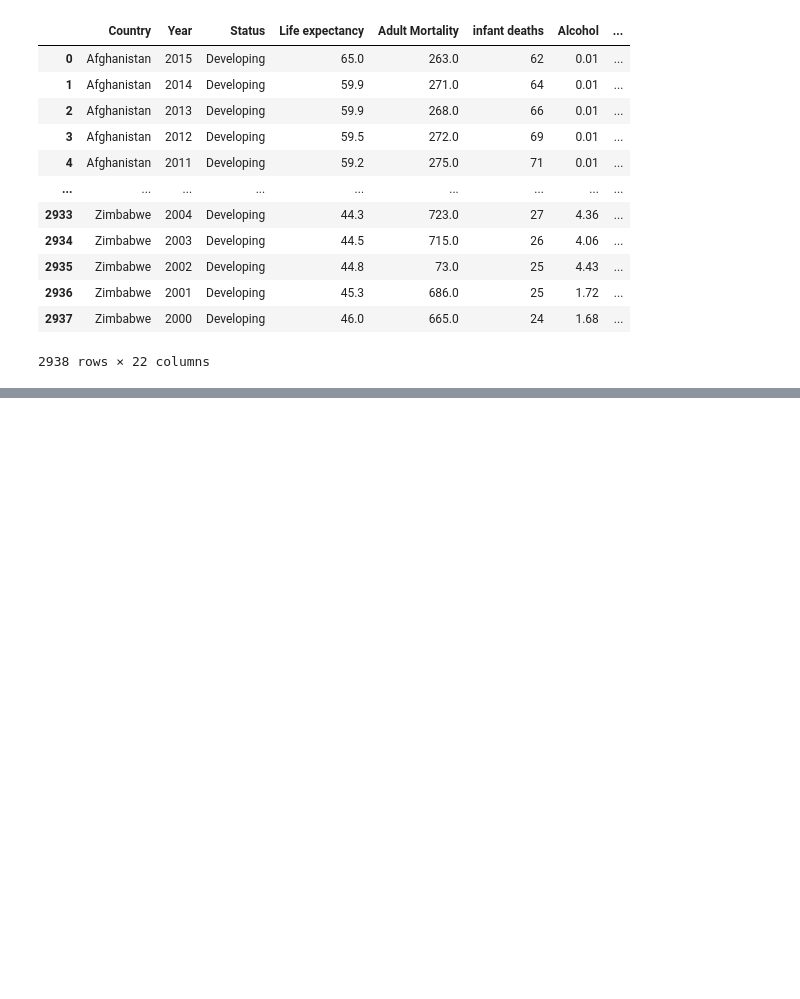
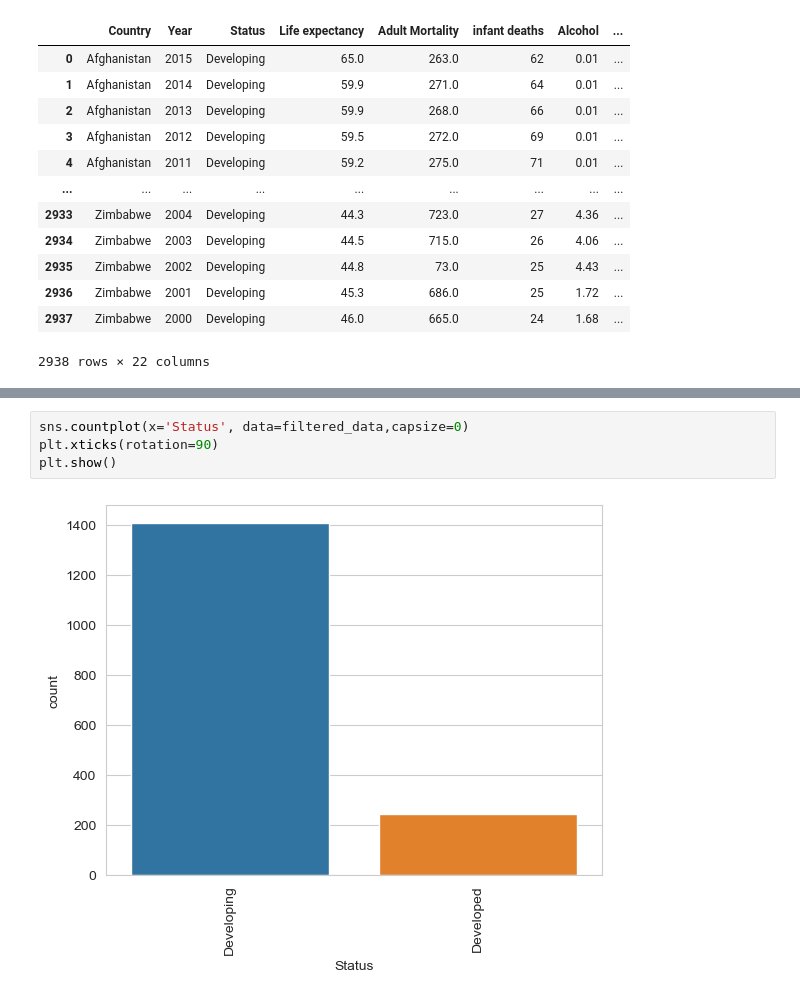
Before and after one commit to milanszilveszter/Csapatmunka, a Jupyter notebook: Regression/SmallDataset/life_expectancy.ipynb, the cells around one changed output, grey strips where cells are left out. Drawn from its saved outputs; the diff is of its cells as text; blank space fills up the shorter version.

```diff
--- a/Regression/SmallDataset/life_expectancy.ipynb
+++ b/Regression/SmallDataset/life_expectancy.ipynb
@@ -20,0 +179,6 @@ data
+# %%
+sns.countplot(x='Status', data=filtered_data,capsize=0)
+plt.xticks(rotation=90)
+plt.show()
+# %% [output]
+[figure, added]
```
Also changed, not shown: parts of 14 cells of this notebook, 1 other file.
